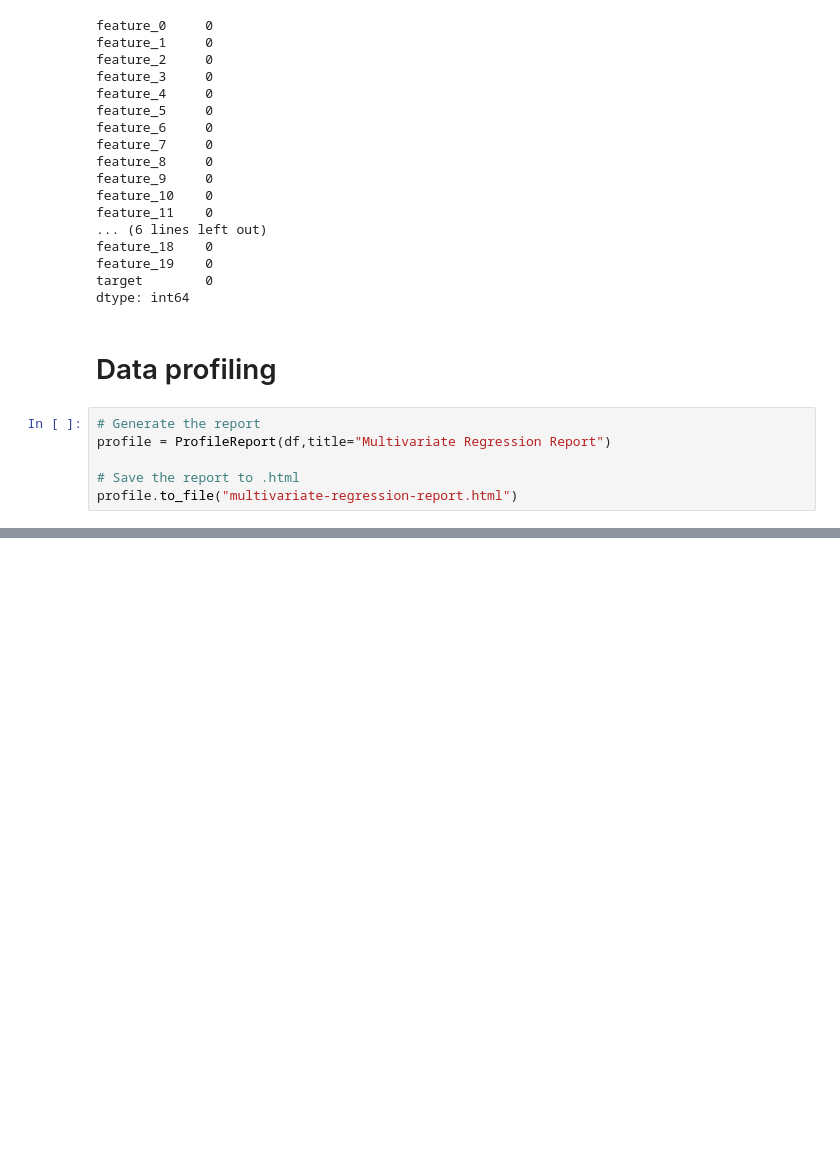
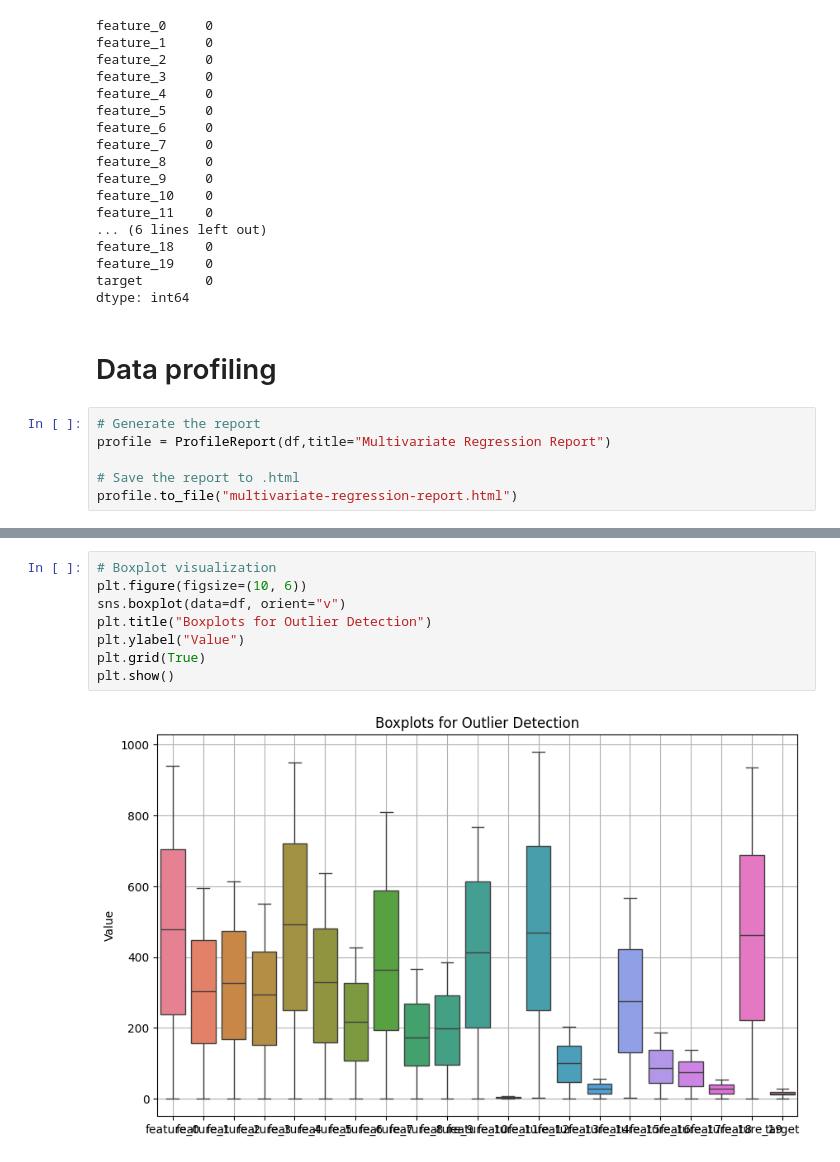
Before and after one commit to calzateu/multivariate-regression, a Jupyter notebook: notebooks/eda.ipynb, the cells around one changed output, grey strips where cells are left out. Saved outputs shown, nothing was run; the diff lists cells and outputs as text; blank space fills up the shorter version.

```diff
--- a/notebooks/eda.ipynb
+++ b/notebooks/eda.ipynb
@@ -82,0 +100,10 @@ profile.to_file("multivariate-regression-report.html")
+# %%
+# Boxplot visualization
+plt.figure(figsize=(10, 6))
+sns.boxplot(data=df, orient="v")
+plt.title("Boxplots for Outlier Detection")
+plt.ylabel("Value")
+plt.grid(True)
+plt.show()
+# %% [output]
+[figure, added]
```
Also changed, not shown: parts of 10 cells of this notebook, 1 other file.
